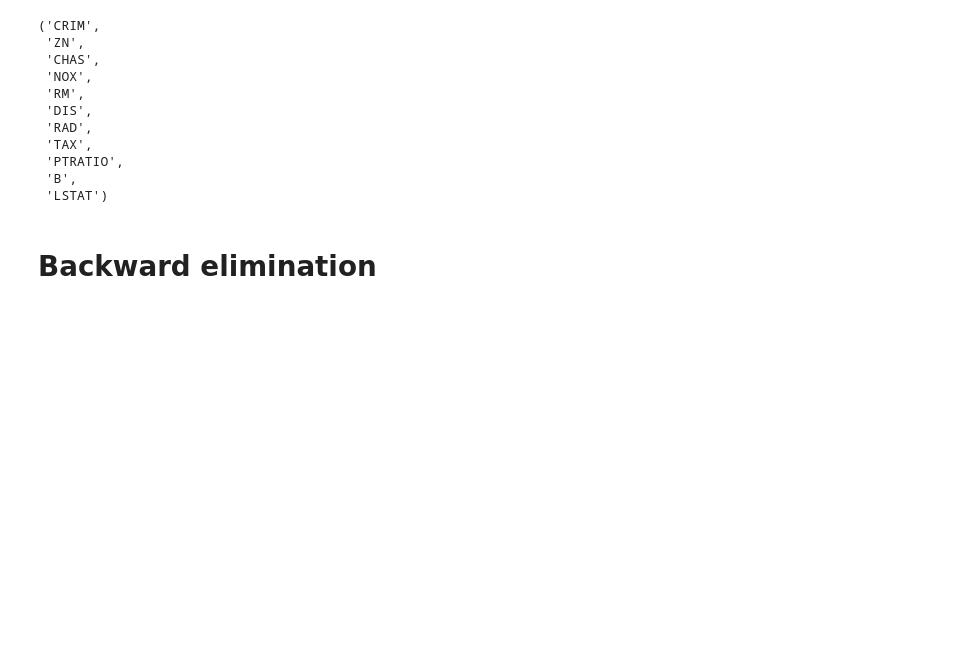
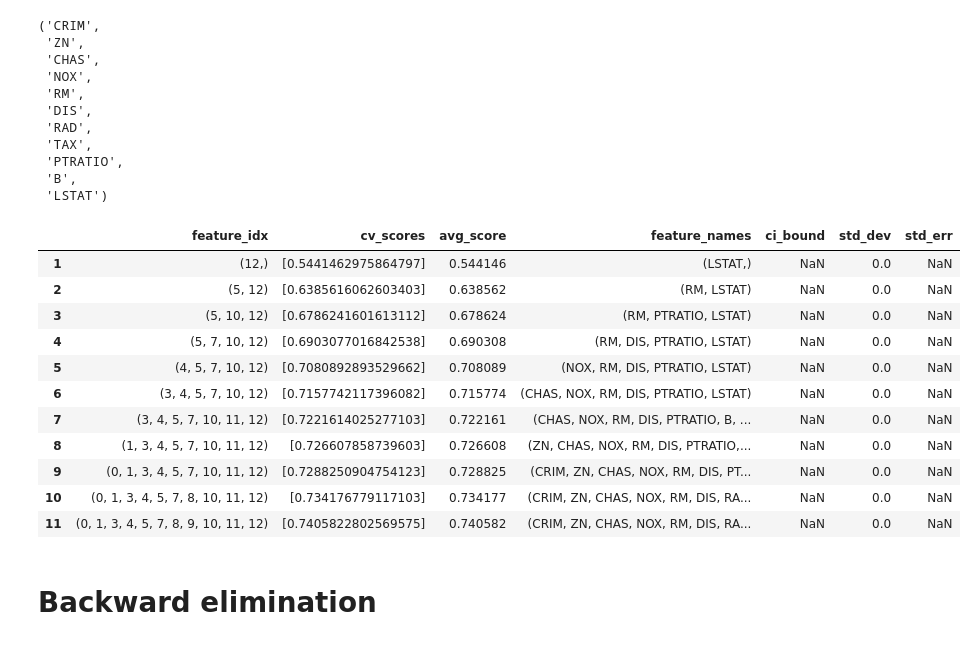
Before and after one commit to rafamarquesi/algoritmos-ia, a Jupyter notebook: estudos/a_comprehensive_guide_to_feature_selection_sing_wrapper_methods_in_python.ipynb, the cells around one changed output. Drawn from its saved outputs; the diff is of its cells as text; code cells hidden in the pictures; blank space fills up the shorter version.

```diff
--- a/estudos/a_comprehensive_guide_to_feature_selection_sing_wrapper_methods_in_python.ipynb
+++ b/estudos/a_comprehensive_guide_to_feature_selection_sing_wrapper_methods_in_python.ipynb
@@ -118,6 +118,21 @@ sfs.k_feature_names_ # to get the final set of features
  'PTRATIO',
  'B',
  'LSTAT')
+# %%
+pd.DataFrame.from_dict(sfs.get_metric_dict()).T
+# %% [output]
+|  | feature_idx | cv_scores | avg_score | feature_names | ci_bound | std_dev | std_err |
+| 1 | (12,) | [0.5441462975864797] | 0.544146 | (LSTAT,) | NaN | 0.0 | NaN |
+| 2 | (5, 12) | [0.6385616062603403] | 0.638562 | (RM, LSTAT) | NaN | 0.0 | NaN |
+| 3 | (5, 10, 12) | [0.6786241601613112] | 0.678624 | (RM, PTRATIO, LSTAT) | NaN | 0.0 | NaN |
+| 4 | (5, 7, 10, 12) | [0.6903077016842538] | 0.690308 | (RM, DIS, PTRATIO, LSTAT) | NaN | 0.0 | NaN |
+| 5 | (4, 5, 7, 10, 12) | [0.7080892893529662] | 0.708089 | (NOX, RM, DIS, PTRATIO, LSTAT) | NaN | 0.0 | NaN |
+| 6 | (3, 4, 5, 7, 10, 12) | [0.7157742117396082] | 0.715774 | (CHAS, NOX, RM, DIS, PTRATIO, LSTAT) | NaN | 0.0 | NaN |
+| 7 | (3, 4, 5, 7, 10, 11, 12) | [0.7221614025277103] | 0.722161 | (CHAS, NOX, RM, DIS, PTRATIO, B, ... | NaN | 0.0 | NaN |
+| 8 | (1, 3, 4, 5, 7, 10, 11, 12) | [0.726607858739603] | 0.726608 | (ZN, CHAS, NOX, RM, DIS, PTRATIO,... | NaN | 0.0 | NaN |
+| 9 | (0, 1, 3, 4, 5, 7, 10, 11, 12) | [0.7288250904754123] | 0.728825 | (CRIM, ZN, CHAS, NOX, RM, DIS, PT... | NaN | 0.0 | NaN |
+| 10 | (0, 1, 3, 4, 5, 7, 8, 10, 11, 12) | [0.734176779117103] | 0.734177 | (CRIM, ZN, CHAS, NOX, RM, DIS, RA... | NaN | 0.0 | NaN |
+| 11 | (0, 1, 3, 4, 5, 7, 8, 9, 10, 11, 12) | [0.7405822802569575] | 0.740582 | (CRIM, ZN, CHAS, NOX, RM, DIS, RA... | NaN | 0.0 | NaN |
 # %% [markdown]
 # Backward elimination
 # %%
```
Also changed, not shown: parts of 4 cells of this notebook.
